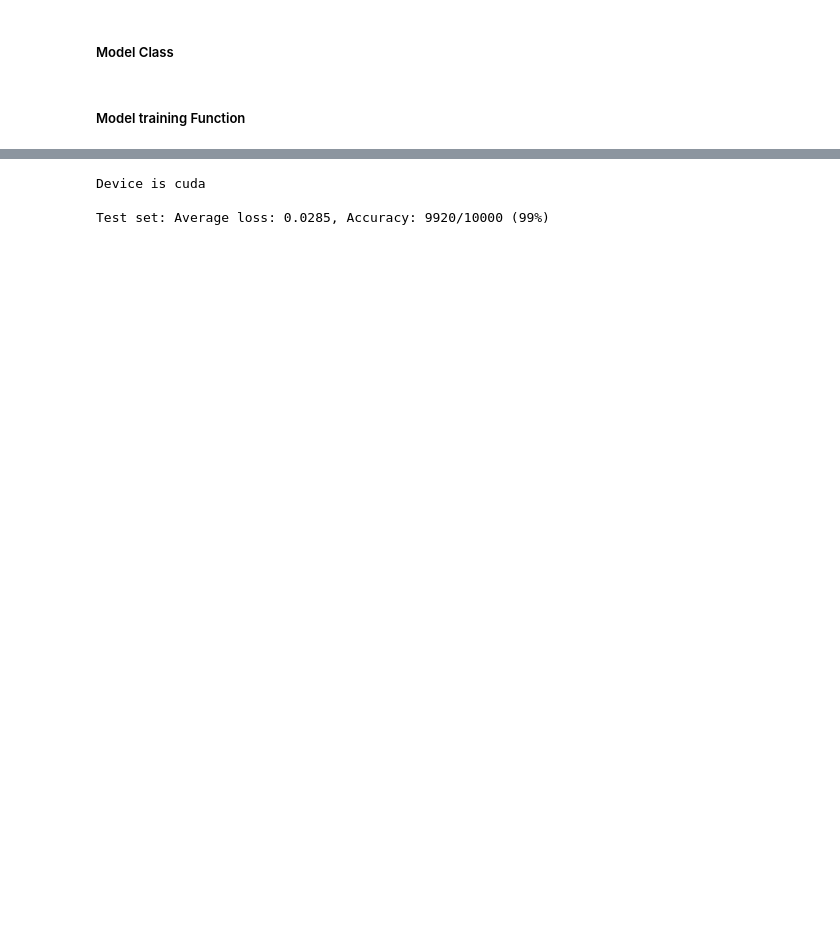
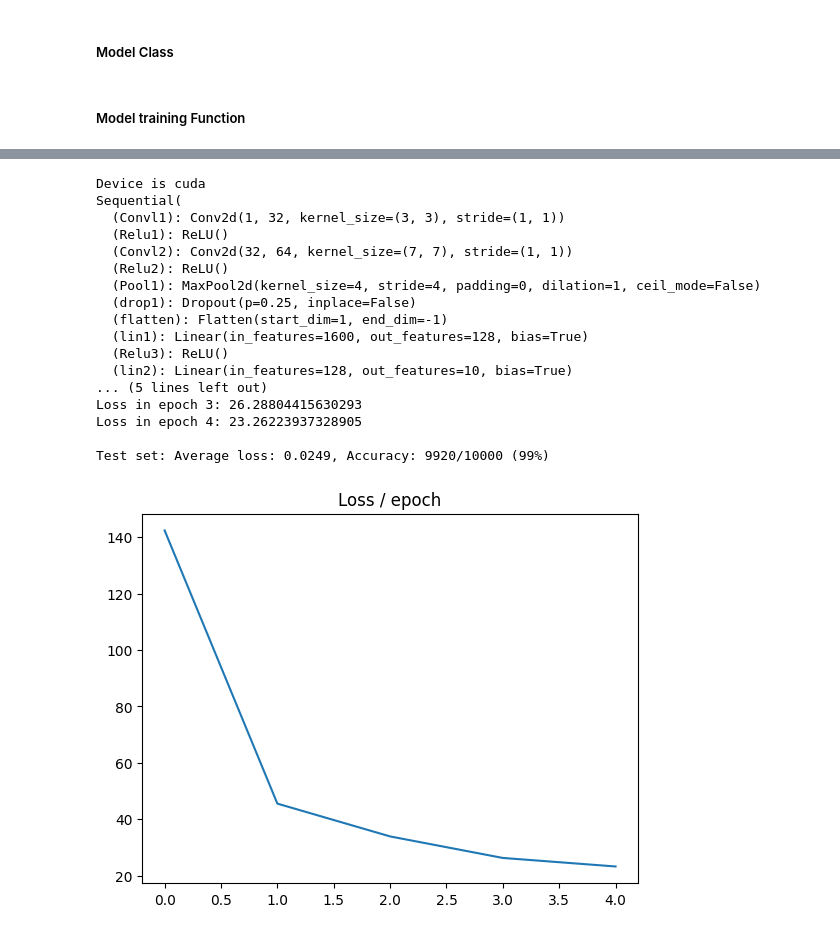
Before and after one commit to UlascanErsoy/ECEN427-TAMU, a Jupyter notebook: hw4/hw4.ipynb, the cells around one changed output, grey strips where cells are left out. Saved outputs shown, nothing was run; the diff lists cells and outputs as text; code cells hidden in the pictures; blank space fills up the shorter version.

```diff
--- a/hw4/hw4.ipynb
+++ b/hw4/hw4.ipynb
@@ -332,19 +352,35 @@ def visualize_filters(tensor, ch=0, allkernels=False, nrow=8, padding=1):
 # %%
 device = torch.device("cuda" if torch.cuda.is_available() else "cpu")
 print(f"Device is {device}")
 cnn = CNN().to(device)
+print(cnn.layers)
 
 training_loader = DataLoader(train_data, batch_size=64,shuffle=True)
 test_loader = DataLoader(test_data)
-cnn.load_state_dict(torch.load("mnist.ckpt"))
-# train_model(cnn,
-#             training_loader,
-#             device)
+# cnn.load_state_dict(torch.load("mnist.ckpt"))
+train_model(cnn,
+            training_loader,
+            device)
 
-# torch.save(cnn.state_dict(), "mnist.ckpt")
+torch.save(cnn.state_dict(), "mnist.ckpt")
 
 test_model(cnn, test_loader, device)
 # %% [output]
 Device is cuda
+Sequential(
+  (Convl1): Conv2d(1, 32, kernel_size=(3, 3), stride=(1, 1))
+  (Relu1): ReLU()
+  (Convl2): Conv2d(32, 64, kernel_size=(7, 7), stride=(1, 1))
+  (Relu2): ReLU()
+  (Pool1): MaxPool2d(kernel_size=4, stride=4, padding=0, dilation=1, ceil_mode=False)
+  (drop1): Dropout(p=0.25, inplace=False)
+  (flatten): Flatten(start_dim=1, end_dim=-1)
+  (lin1): Linear(in_features=1600, out_features=128, bias=True)
+  (Relu3): ReLU()
+  (lin2): Linear(in_features=128, out_features=10, bias=True)
+... (5 lines left out)
+Loss in epoch 3: 26.28804415630293
+Loss in epoch 4: 23.26223937328905
 
-Test set: Average loss: 0.0285, Accuracy: 9920/10000 (99%)
+Test set: Average loss: 0.0249, Accuracy: 9920/10000 (99%)
+[figure, added]
```
Also changed, not shown: parts of 12 cells of this notebook, 9 other files.
